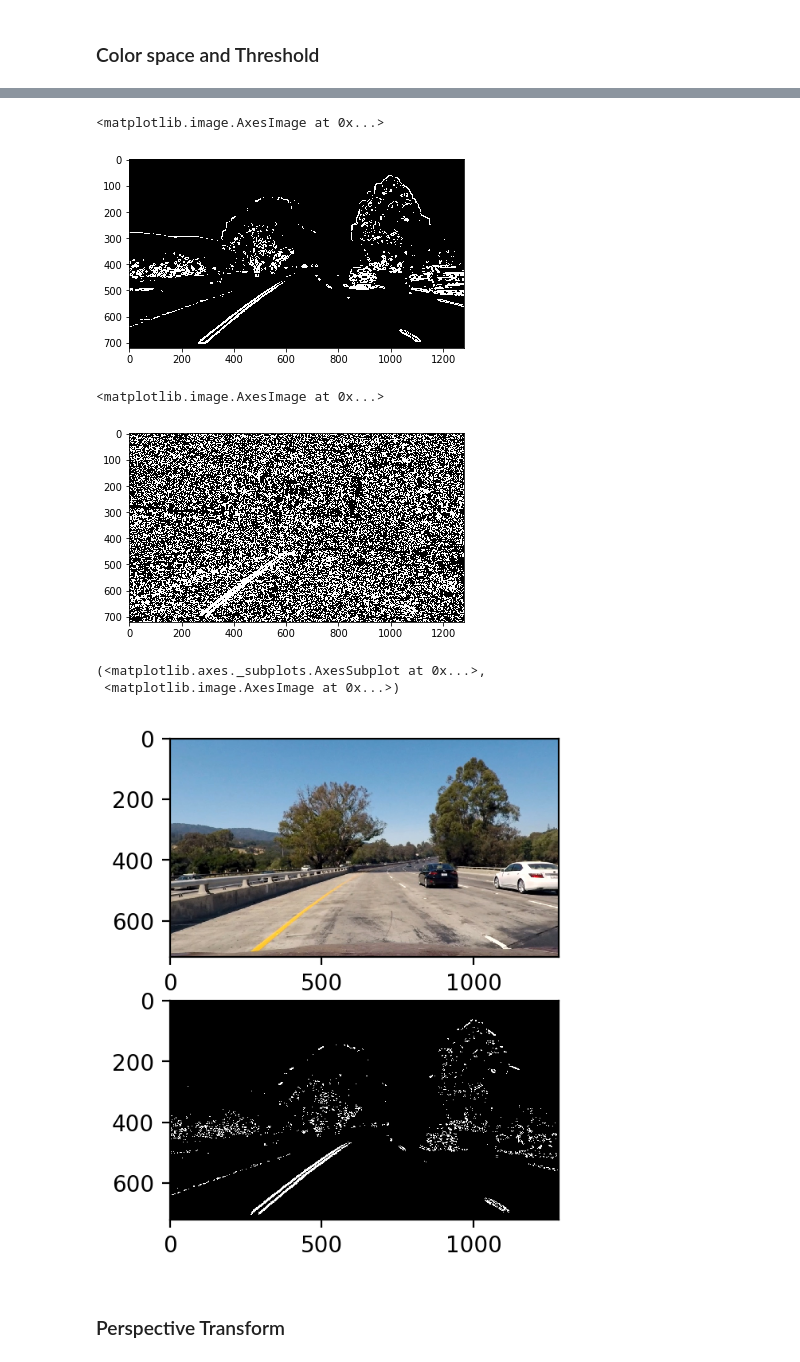
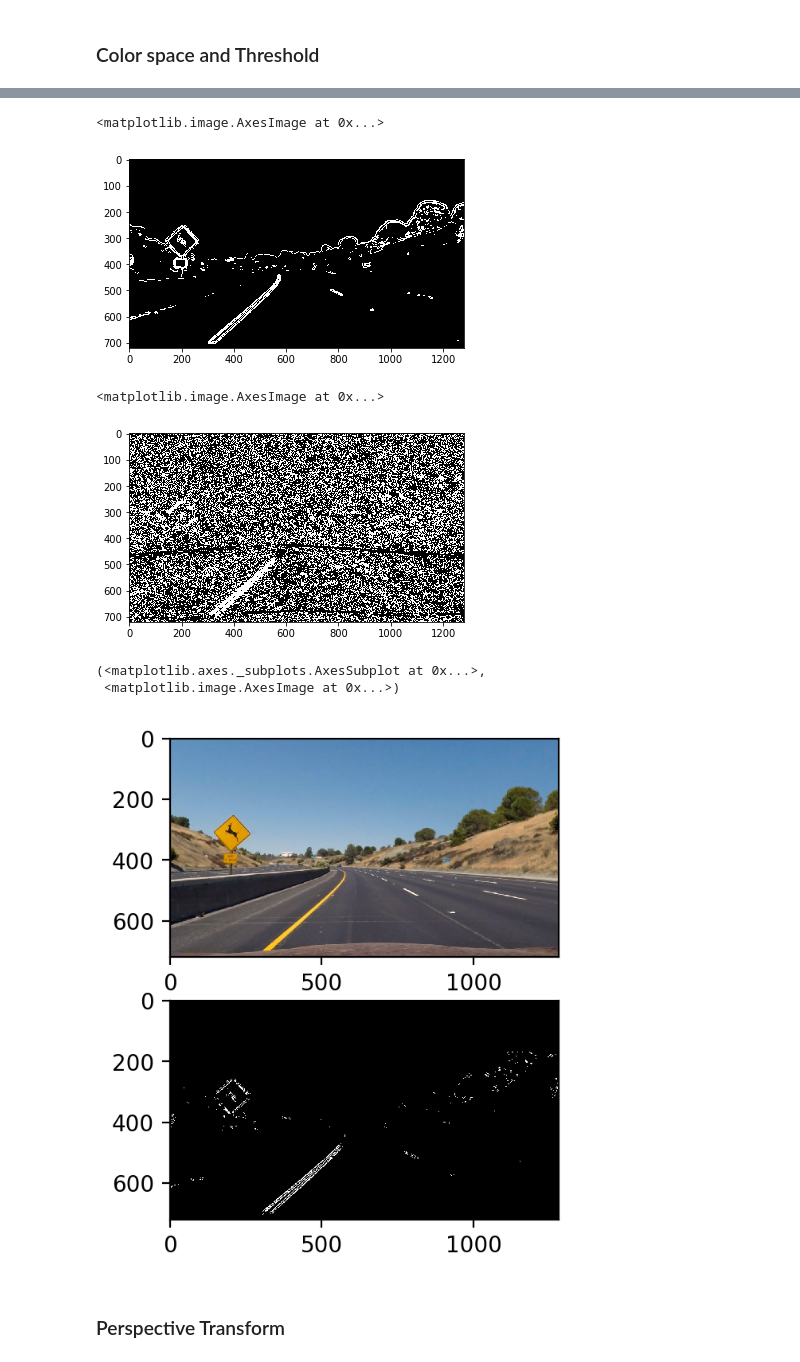
Before and after one commit to jaeoh2/self-driving-car-nd, a Jupyter notebook: CarND-Advanced-Lane-Lines-P4/Advanced-Lane-Lines.ipynb, the cells around one changed output, grey strips where cells are left out. Saved outputs shown, nothing was run; the diff lists cells and outputs as text; code cells hidden in the pictures.

```diff
--- a/CarND-Advanced-Lane-Lines-P4/Advanced-Lane-Lines.ipynb
+++ b/CarND-Advanced-Lane-Lines-P4/Advanced-Lane-Lines.ipynb
@@ -70,7 +70,7 @@ plt.subplot(1,2,2), plt.imshow(testDst), plt.title('undistorted')
 [figure]
 # %%
 #undistortion image
-img = mpimg.imread(test_imgs + "test1.jpg")
+img = mpimg.imread(test_imgs + "test2.jpg")
 imgSize = (img.shape[1], img.shape[0])
 
 ret, mtx, dist, rvecs, tvecs = cv2.calibrateCamera(objpoints, imgpoints, imgSize, None, None)
@@ -169,26 +169,25 @@ mag_binary = mag_thresh(dstImage, sobel_kernel=ksize, mag_thresh=(50,200))
 plt.imshow(mag_binary,cmap='gray')
 # %% [output]
 <matplotlib.image.AxesImage at 0x...>
-[figure, old version]
+[figure, new version]
 # %%
 dir_binary = dir_threshold(dstImage, sobel_kernel=ksize, thresh=(0.7,1.3))
 plt.imshow(dir_binary,cmap='gray')
 # %% [output]
 <matplotlib.image.AxesImage at 0x...>
-[figure, old version]
+[figure, new version]
 # %%
-
-
 combined = np.zeros_like(dir_binary)
-combined[((gradx == 1) & (grady == 1)) | ((mag_binary == 1) & (dir_binary == 1))] = 1
+#combined[((gradx == 1) & (grady == 1)) | ((mag_binary == 1) & (dir_binary == 1))] = 1
+combined[((gradx == 1) & (grady == 1)) & ((mag_binary == 1) & (dir_binary == 1))] = 1
 
 plt.figure(dpi=200)
 plt.subplot(2,1,1),plt.imshow(dstImage)
 plt.subplot(2,1,2),plt.imshow(combined, cmap='gray')
 # %% [output]
 (<matplotlib.axes._subplots.AxesSubplot at 0x...>,
  <matplotlib.image.AxesImage at 0x...>)
-[figure, old version]
+[figure, new version]
 # %% [markdown]
 ### Perspective Transform
 # %%
```
Also changed, not shown: parts of 14 cells of this notebook.
